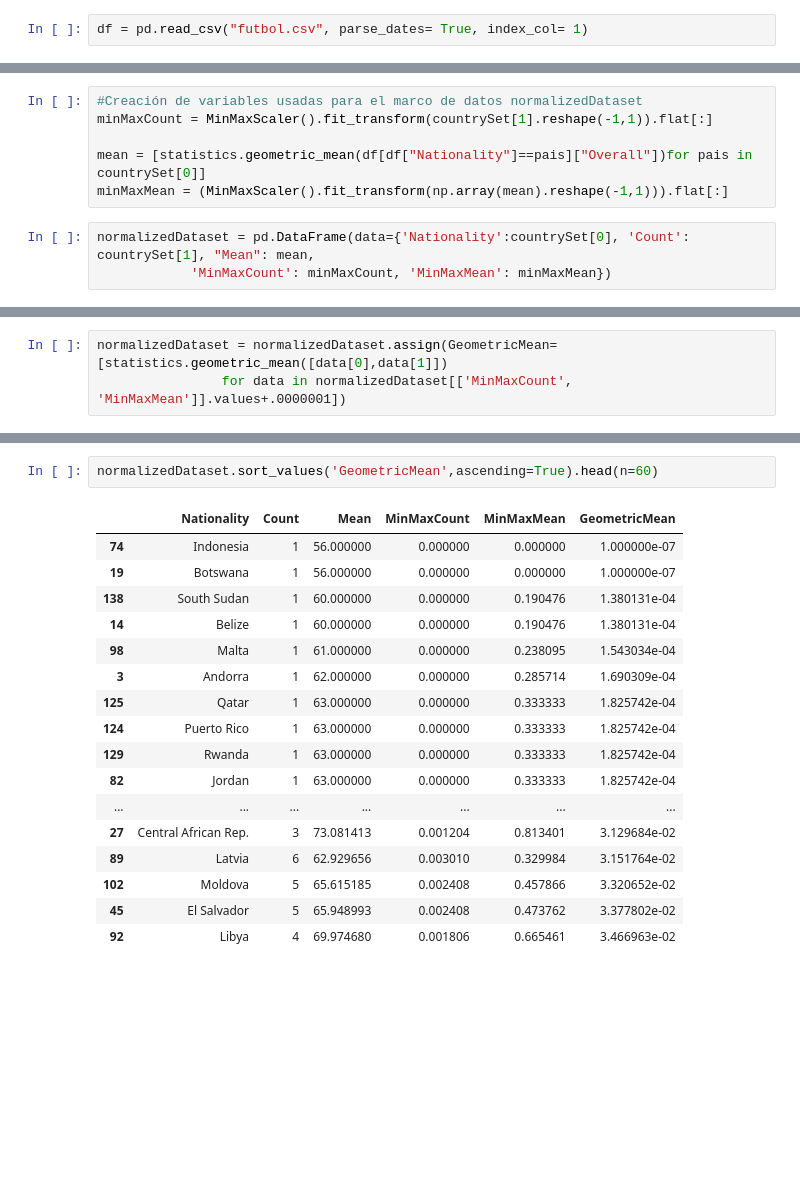
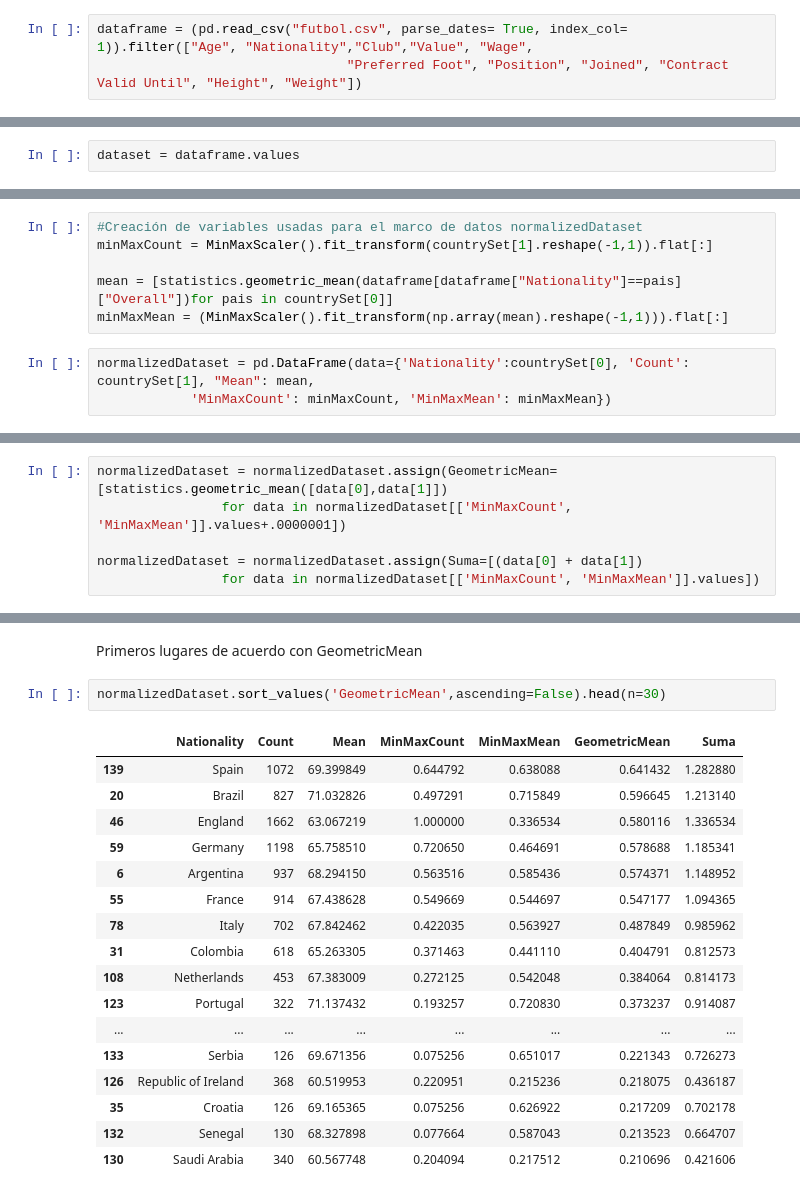
Before and after one commit to GAPPLabs/DataScienceProject, a Jupyter notebook: Proyecto.ipynb, the cells around one changed output, grey strips where cells are left out. Cells and saved outputs as stored; diff of their text form; blank space fills up the shorter version.

```diff
--- a/Proyecto.ipynb
+++ b/Proyecto.ipynb
@@ -9,2 +17,3 @@ from sklearn.model_selection import train_test_split
 # %%
-df = pd.read_csv("futbol.csv", parse_dates= True, index_col= 1)
+dataframe = (pd.read_csv("futbol.csv", parse_dates= True, index_col= 1)).filter(["Age", "Nationality","Club","Value", "Wage",
+                                "Preferred Foot", "Position", "Joined", "Contract Valid Until", "Height", "Weight"])
@@ -12,0 +57,2 @@ dataset = np.array(df.filter(["Nationality","Club","Overall","Potential","Value"
+# %%
+dataset = dataframe.values
@@ -16,7 +64,7 @@ countrySet = [x for x in np.unique(dataset[:,0], return_counts=True)]
 #Creación de variables usadas para el marco de datos normalizedDataset
 minMaxCount = MinMaxScaler().fit_transform(countrySet[1].reshape(-1,1)).flat[:]
 
-mean = [statistics.geometric_mean(df[df["Nationality"]==pais]["Overall"])for pais in countrySet[0]]
+mean = [statistics.geometric_mean(dataframe[dataframe["Nationality"]==pais]["Overall"])for pais in countrySet[0]]
 minMaxMean = (MinMaxScaler().fit_transform(np.array(mean).reshape(-1,1))).flat[:]
 # %%
 normalizedDataset = pd.DataFrame(data={'Nationality':countrySet[0], 'Count': countrySet[1], "Mean": mean,
@@ -24,3 +77,6 @@ normalizedDataset = pd.DataFrame(data={'Nationality':countrySet[0], 'Count': cou
 # %%
 normalizedDataset = normalizedDataset.assign(GeometricMean=[statistics.geometric_mean([data[0],data[1]])
                 for data in normalizedDataset[['MinMaxCount', 'MinMaxMean']].values+.0000001])
+
+normalizedDataset = normalizedDataset.assign(Suma=[(data[0] + data[1])
+                for data in normalizedDataset[['MinMaxCount', 'MinMaxMean']].values])
@@ -27,20 +91,22 @@ normalizedDataset = normalizedDataset.assign(GeometricMean=[statistics.geometric
+# %% [markdown]
+Primeros lugares de acuerdo con GeometricMean
 # %%
-normalizedDataset.sort_values('GeometricMean',ascending=True).head(n=60)
+normalizedDataset.sort_values('GeometricMean',ascending=False).head(n=30)
 # %% [output]
-|  | Nationality | Count | Mean | MinMaxCount | MinMaxMean | GeometricMean |
-| 74 | Indonesia | 1 | 56.000000 | 0.000000 | 0.000000 | 1.000000e-07 |
-| 19 | Botswana | 1 | 56.000000 | 0.000000 | 0.000000 | 1.000000e-07 |
-| 138 | South Sudan | 1 | 60.000000 | 0.000000 | 0.190476 | 1.380131e-04 |
-| 14 | Belize | 1 | 60.000000 | 0.000000 | 0.190476 | 1.380131e-04 |
-| 98 | Malta | 1 | 61.000000 | 0.000000 | 0.238095 | 1.543034e-04 |
-| 3 | Andorra | 1 | 62.000000 | 0.000000 | 0.285714 | 1.690309e-04 |
-| 125 | Qatar | 1 | 63.000000 | 0.000000 | 0.333333 | 1.825742e-04 |
-| 124 | Puerto Rico | 1 | 63.000000 | 0.000000 | 0.333333 | 1.825742e-04 |
-| 129 | Rwanda | 1 | 63.000000 | 0.000000 | 0.333333 | 1.825742e-04 |
-| 82 | Jordan | 1 | 63.000000 | 0.000000 | 0.333333 | 1.825742e-04 |
-| ... | ... | ... | ... | ... | ... | ... |
-| 27 | Central African Rep. | 3 | 73.081413 | 0.001204 | 0.813401 | 3.129684e-02 |
-| 89 | Latvia | 6 | 62.929656 | 0.003010 | 0.329984 | 3.151764e-02 |
-| 102 | Moldova | 5 | 65.615185 | 0.002408 | 0.457866 | 3.320652e-02 |
-| 45 | El Salvador | 5 | 65.948993 | 0.002408 | 0.473762 | 3.377802e-02 |
-| 92 | Libya | 4 | 69.974680 | 0.001806 | 0.665461 | 3.466963e-02 |
+|  | Nationality | Count | Mean | MinMaxCount | MinMaxMean | GeometricMean | Suma |
+| 139 | Spain | 1072 | 69.399849 | 0.644792 | 0.638088 | 0.641432 | 1.282880 |
+| 20 | Brazil | 827 | 71.032826 | 0.497291 | 0.715849 | 0.596645 | 1.213140 |
+| 46 | England | 1662 | 63.067219 | 1.000000 | 0.336534 | 0.580116 | 1.336534 |
+| 59 | Germany | 1198 | 65.758510 | 0.720650 | 0.464691 | 0.578688 | 1.185341 |
+| 6 | Argentina | 937 | 68.294150 | 0.563516 | 0.585436 | 0.574371 | 1.148952 |
+| 55 | France | 914 | 67.438628 | 0.549669 | 0.544697 | 0.547177 | 1.094365 |
+| 78 | Italy | 702 | 67.842462 | 0.422035 | 0.563927 | 0.487849 | 0.985962 |
+| 31 | Colombia | 618 | 65.263305 | 0.371463 | 0.441110 | 0.404791 | 0.812573 |
+| 108 | Netherlands | 453 | 67.383009 | 0.272125 | 0.542048 | 0.384064 | 0.814173 |
+| 123 | Portugal | 322 | 71.137432 | 0.193257 | 0.720830 | 0.373237 | 0.914087 |
+| ... | ... | ... | ... | ... | ... | ... | ... |
+| 133 | Serbia | 126 | 69.671356 | 0.075256 | 0.651017 | 0.221343 | 0.726273 |
+| 126 | Republic of Ireland | 368 | 60.519953 | 0.220951 | 0.215236 | 0.218075 | 0.436187 |
+| 35 | Croatia | 126 | 69.165365 | 0.075256 | 0.626922 | 0.217209 | 0.702178 |
+| 132 | Senegal | 130 | 68.327898 | 0.077664 | 0.587043 | 0.213523 | 0.664707 |
+| 130 | Saudi Arabia | 340 | 60.567748 | 0.204094 | 0.217512 | 0.210696 | 0.421606 |
```
Also changed, not shown: parts of 22 cells of this notebook.
